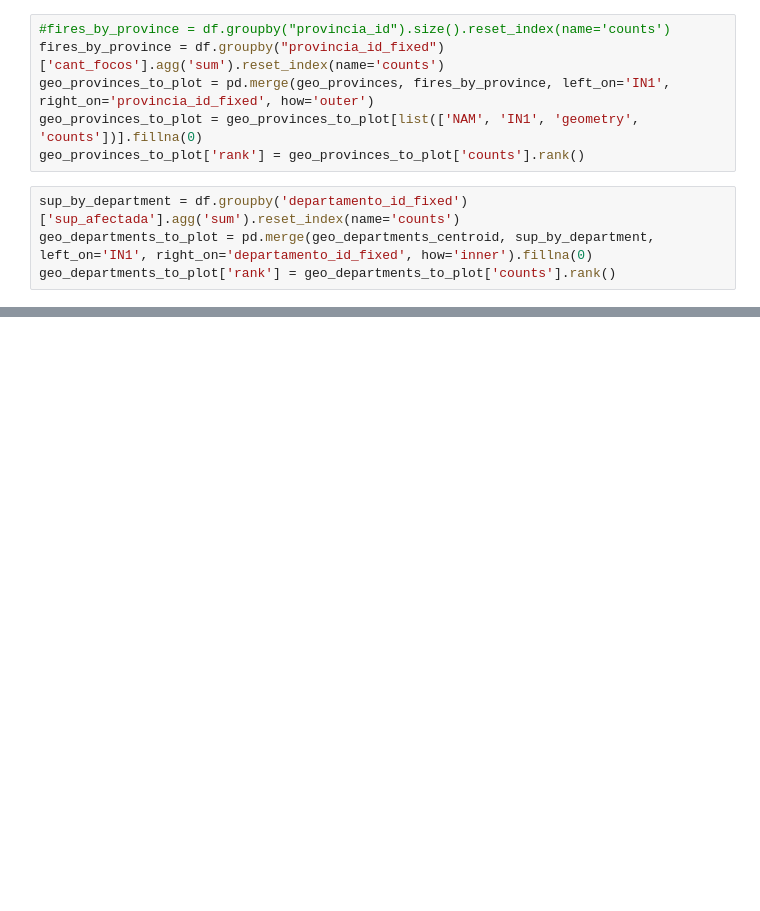
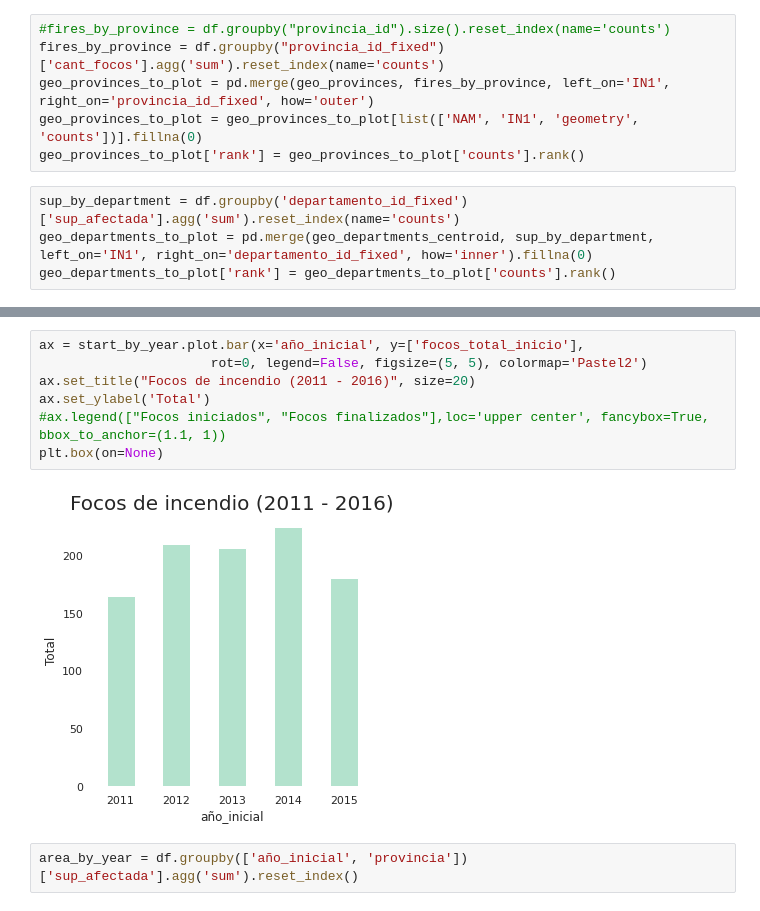
Before and after one commit to juanknebel/visualizacion-de-la-informacion-2020, a Jupyter notebook: tp1/tp1.ipynb, the cells around one changed output, grey strips where cells are left out. Drawn from its saved outputs; the diff is of its cells as text; blank space fills up the shorter version.

```diff
--- a/tp1/tp1.ipynb
+++ b/tp1/tp1.ipynb
@@ -50,0 +99,11 @@ plt.box(on=None)
+# %%
+ax = start_by_year.plot.bar(x='año_inicial', y=['focos_total_inicio'],
+                      rot=0, legend=False, figsize=(5, 5), colormap='Pastel2')
+ax.set_title("Focos de incendio (2011 - 2016)", size=20)
+ax.set_ylabel('Total')
+#ax.legend(["Focos iniciados", "Focos finalizados"],loc='upper center', fancybox=True, bbox_to_anchor=(1.1, 1))
+plt.box(on=None)
+# %% [output]
+[figure, added]
+# %%
+area_by_year = df.groupby(['año_inicial', 'provincia'])['sup_afectada'].agg('sum').reset_index()
```
Also changed, not shown: parts of 8 cells of this notebook, 5 other files.
